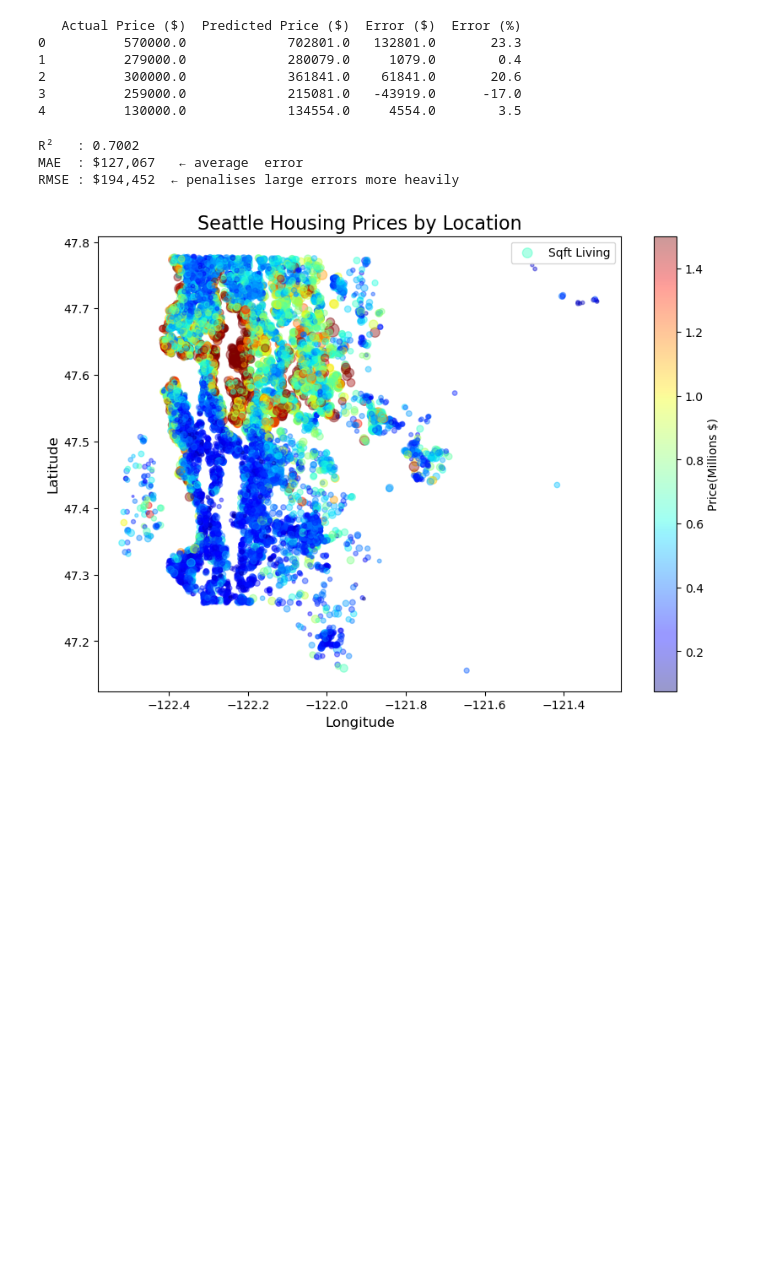
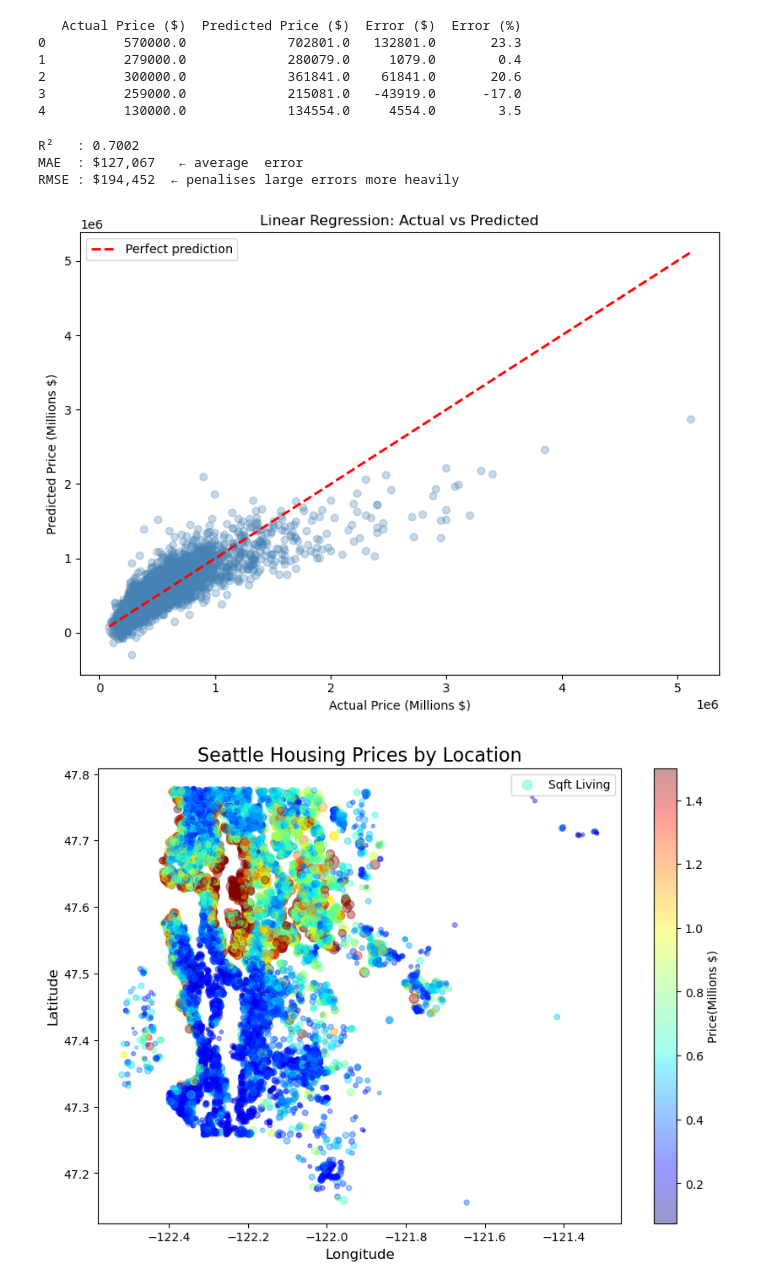
Before and after one commit to Shreshtha-ai/ML-projects, a Jupyter notebook: House_Price_Prediction/housing.ipynb, the cells around one changed output. Saved outputs shown, nothing was run; the diff lists cells and outputs as text; code cells hidden in the pictures; blank space fills up the shorter version.

Commit message:
feat: created a graph fro actual vs prediction price

```diff
--- a/House_Price_Prediction/housing.ipynb
+++ b/House_Price_Prediction/housing.ipynb
@@ -162,19 +162,32 @@ print(comparison)
 # %%
 from sklearn.metrics import mean_absolute_error, mean_squared_error
 
 y_predict = pipe.predict(x_test)
 
 mae = mean_absolute_error(y_test, y_predict)
 rmse = np.sqrt(mean_squared_error(y_test, y_predict))
 r2   = pipe.score(x_test, y_test)
 
 print(f"R²   : {r2:.4f}")
 print(f"MAE  : ${mae:,.0f}   ← average  error")
 print(f"RMSE : ${rmse:,.0f}  ← penalises large errors more heavily")
+
+plt.figure(figsize=(8, 6))
+plt.scatter(y_test, y_predict, alpha=0.3, color='steelblue')
+plt.plot([y_test.min(), y_test.max()],
+         [y_test.min(), y_test.max()],
+         'r--', lw=2, label='Perfect prediction')
+plt.xlabel('Actual Price (Millions $)')
+plt.ylabel('Predicted Price (Millions $)')
+plt.title('Linear Regression: Actual vs Predicted')
+plt.legend()
+plt.tight_layout()
+plt.show()
 # %% [output]
 R²   : 0.7002
 MAE  : $127,067   ← average  error
 RMSE : $194,452  ← penalises large errors more heavily
+[figure, added]
 # %%
 housing_train["Price(Millions $)"] = housing_train["price"] / 1000000
 ax = housing_train.plot(kind = "scatter", x = "long", y = "lat", alpha = 0.4,
```
Also changed, not shown: parts of 2 cells of this notebook.
